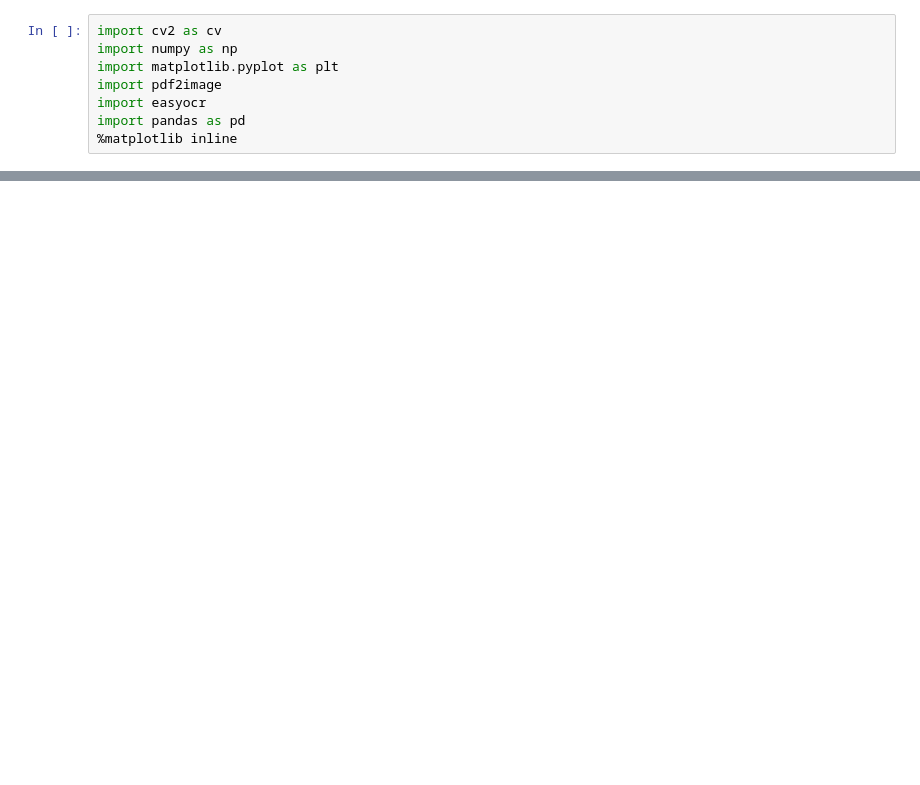
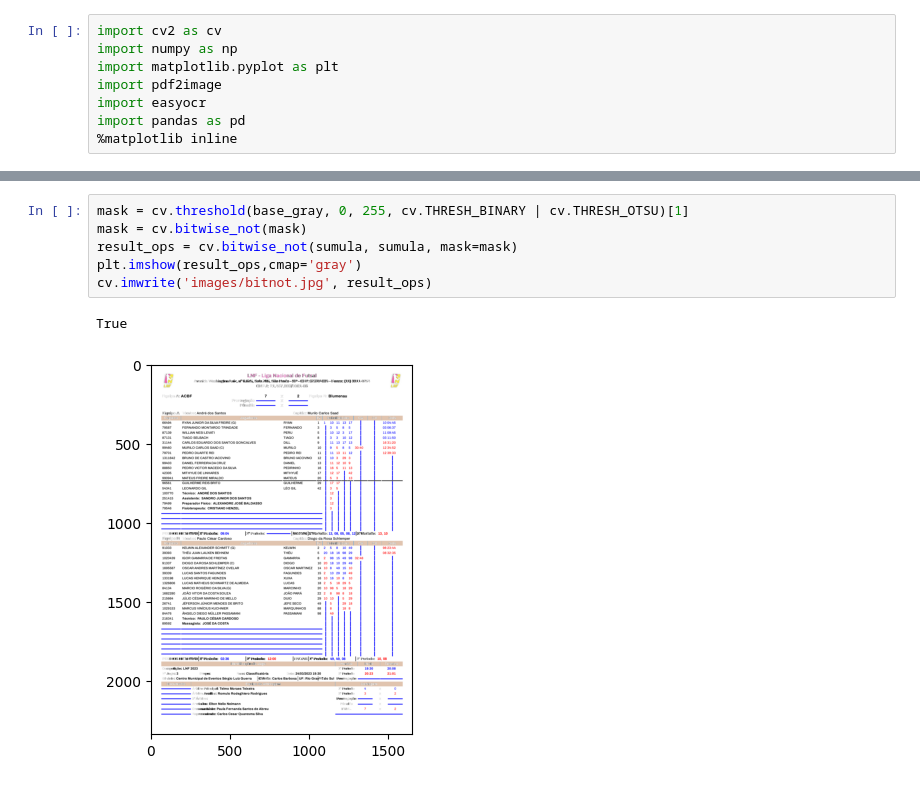
Before and after one commit to GiovaniMNog/FFN-FUSE, a Jupyter notebook: Lab.ipynb, the cells around one changed output, grey strips where cells are left out. Saved outputs shown, nothing was run; the diff lists cells and outputs as text; blank space fills up the shorter version.

```diff
--- a/Lab.ipynb
+++ b/Lab.ipynb
@@ -85,2 +86,11 @@ cv.imwrite('images/test_result(50000).jpg', subtracted_image)
 # %% [output]
 True
+# %%
+mask = cv.threshold(base_gray, 0, 255, cv.THRESH_BINARY | cv.THRESH_OTSU)[1]
+mask = cv.bitwise_not(mask)
+result_ops = cv.bitwise_not(sumula, sumula, mask=mask)
+plt.imshow(result_ops,cmap='gray')
+cv.imwrite('images/bitnot.jpg', result_ops)
+# %% [output]
+True
+[figure, added]
```
Also changed, not shown: parts of 7 cells of this notebook.
